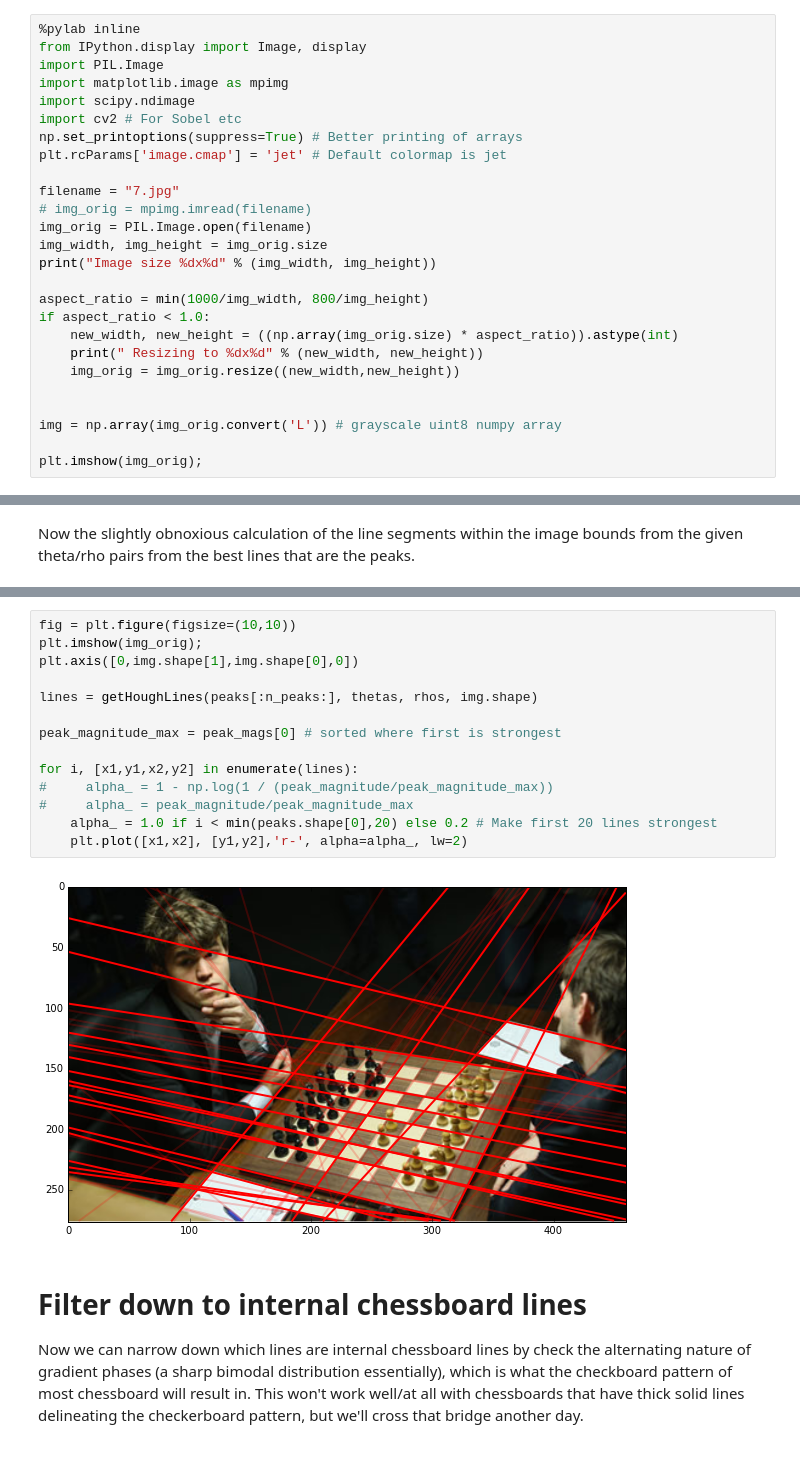
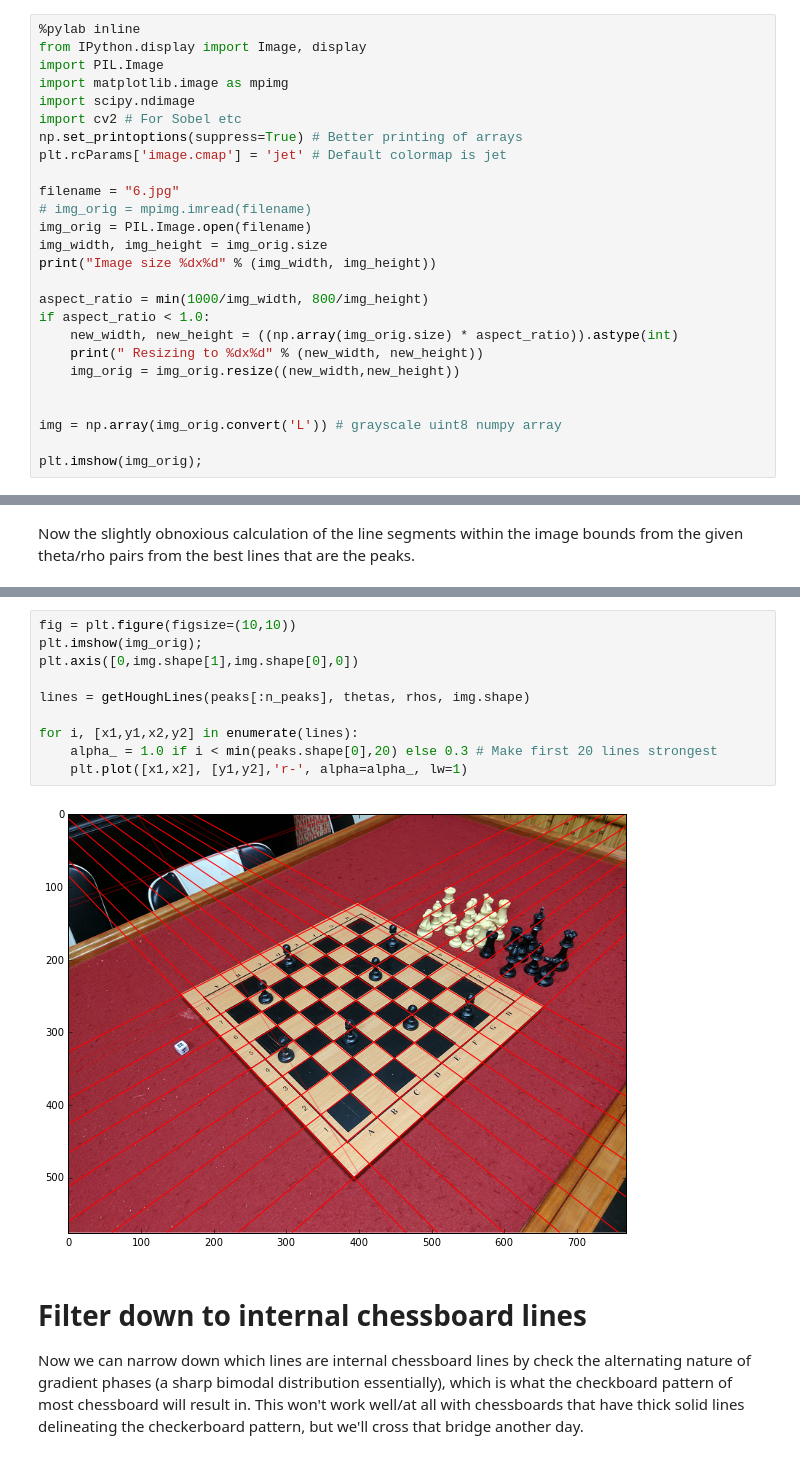
Before and after one commit to Elucidation/ChessboardDetect, a Jupyter notebook: GradientAngleBasedChessboardDetection.ipynb, the cells around one changed output, grey strips where cells are left out. Drawn from its saved outputs; the diff is of its cells as text.

Commit message:
Sort and select best chess lines, working for several cases now

```diff
--- a/GradientAngleBasedChessboardDetection.ipynb
+++ b/GradientAngleBasedChessboardDetection.ipynb
@@ -13,7 +13,7 @@ import cv2 # For Sobel etc
 np.set_printoptions(suppress=True) # Better printing of arrays
 plt.rcParams['image.cmap'] = 'jet' # Default colormap is jet
 
-filename = "7.jpg"
+filename = "6.jpg"
 # img_orig = mpimg.imread(filename)
 img_orig = PIL.Image.open(filename)
 img_width, img_height = img_orig.size
@@ -244,19 +250,15 @@ def getHoughLines(peaks, thetas, rhos, img_shape):
 # %%
 fig = plt.figure(figsize=(10,10))
 plt.imshow(img_orig);
 plt.axis([0,img.shape[1],img.shape[0],0])
 
-lines = getHoughLines(peaks[:n_peaks:], thetas, rhos, img.shape)
-
-peak_magnitude_max = peak_mags[0] # sorted where first is strongest
+lines = getHoughLines(peaks[:n_peaks], thetas, rhos, img.shape)
 
 for i, [x1,y1,x2,y2] in enumerate(lines):
-#     alpha_ = 1 - np.log(1 / (peak_magnitude/peak_magnitude_max))
-#     alpha_ = peak_magnitude/peak_magnitude_max
-    alpha_ = 1.0 if i < min(peaks.shape[0],20) else 0.2 # Make first 20 lines strongest
-    plt.plot([x1,x2], [y1,y2],'r-', alpha=alpha_, lw=2)
+    alpha_ = 1.0 if i < min(peaks.shape[0],20) else 0.3 # Make first 20 lines strongest
+    plt.plot([x1,x2], [y1,y2],'r-', alpha=alpha_, lw=1)
 # %% [output]
-[figure, old version]
+[figure, new version]
 # %% [markdown]
 # Filter down to internal chessboard lines
 Now we can narrow down which lines are internal chessboard lines by check the alternating nature of gradient phases (a sharp bimodal distribution essentially), which is what the checkboard pattern of most chessboard will result in. This won't work well/at all with chessboards that have thick solid lines delineating the checkerboard pattern, but we'll cross that bridge another day.
```
Also changed, not shown: parts of 16 cells of this notebook.
